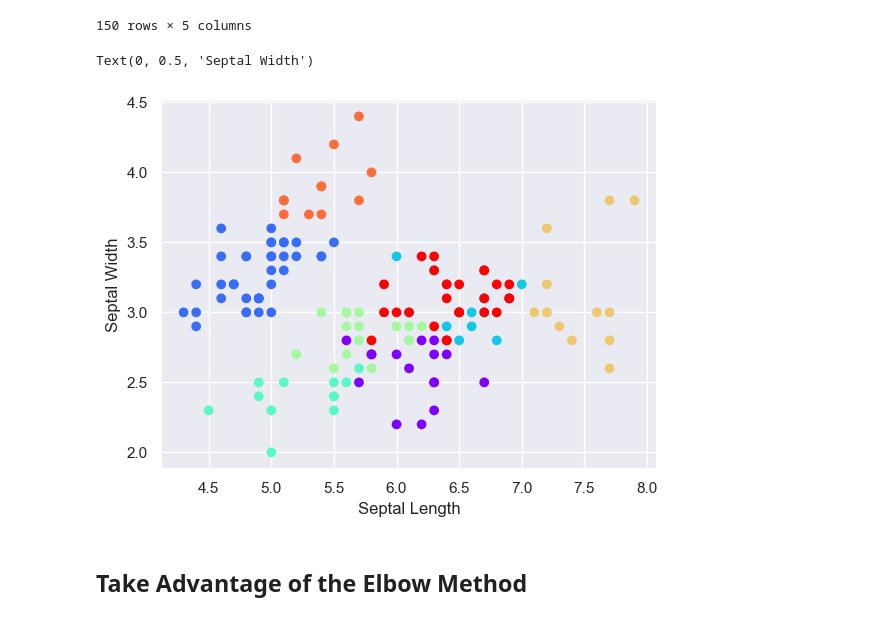
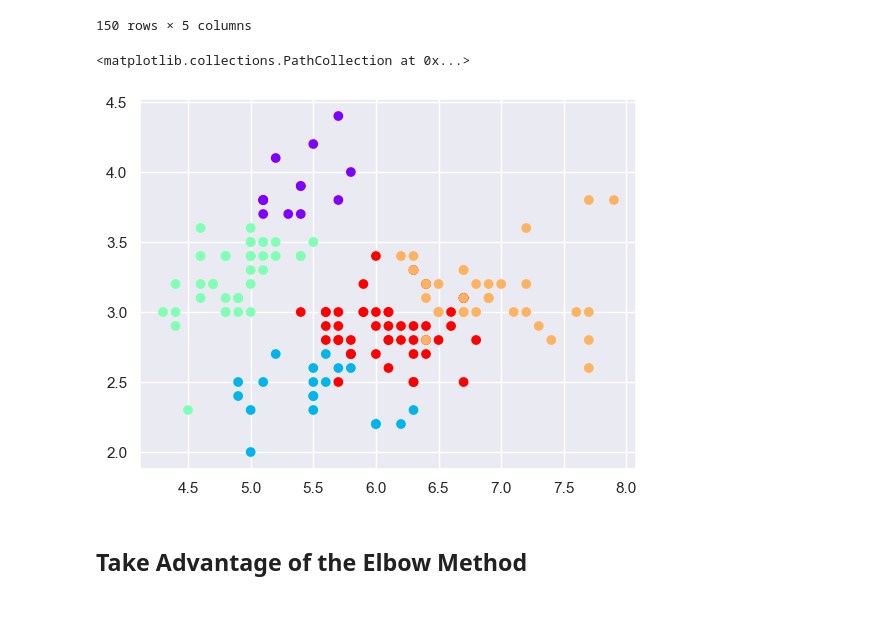
Before and after one commit to manuel22fuele/DC_Codes, a Jupyter notebook: Species Segmentation with Cluster Analysis Part 1- Exercise.ipynb, the cells around one changed output. Cells and saved outputs as stored; diff of their text form; code cells hidden in the pictures.

```diff
--- a/Species Segmentation with Cluster Analysis Part 1- Exercise.ipynb
+++ b/Species Segmentation with Cluster Analysis Part 1- Exercise.ipynb
@@ -70,7 +78,7 @@ KMeans(n_clusters=2)
 Import and use the <i> method </i> function from sklearn to standardize the data.
 # %%
 from sklearn import preprocessing
-x_scaled = preprocessing.scale(x)
+x_scaled = preprocessing.scale(data)
 x_scaled
 # %% [output]
 array([[-9.00681170e-01,  1.03205722e+00, -1.34127240e+00,
@@ -93,10 +101,10 @@ array([[-9.00681170e-01,  1.03205722e+00, -1.34127240e+00,
 # %% [markdown]
 # Clustering (scaled data)
 # %%
-kmeans_new = KMeans(5)
-kmeans_new.fit(x_scaled)
-clusters_new = x.copy()
-clusters_new['cluster_pred'] = kmeans_new.fit_predict(x_scaled)
+kmeans_scaled = KMeans(5)
+kmeans_scaled.fit(x_scaled)
+clusters_scaled = data.copy()
+clusters_scaled['cluster_pred'] = kmeans_scaled.fit_predict(x_scaled)
 # %%
 clusters_new
 # %% [output]
@@ -114,12 +122,12 @@ clusters_new
 | 149 | 5.9 | 3.0 | 5.1 | 1.8 | 7 |
 150 rows × 5 columns
 # %%
-plt.scatter(clusters_new['sepal_length'], clusters_new['sepal_width'], c=clusters_new['cluster_pred'], cmap='rainbow')
-plt.xlabel('Septal Length')
-plt.ylabel('Septal Width')
+plt.scatter(clusters_scaled['sepal_length'], clusters_scaled['sepal_width'], c=clusters_scaled['cluster_pred'], cmap='rainbow')
+#plt.xlabel('Septal Length')
+#plt.ylabel('Septal Width')
 # %% [output]
-Text(0, 0.5, 'Septal Width')
+<matplotlib.collections.PathCollection at 0x...>
-[figure, old version]
+[figure, new version]
 # %% [markdown]
 ## Take Advantage of the Elbow Method
 # %% [markdown]
```
Also changed, not shown: parts of 6 cells of this notebook, 1 other file.
